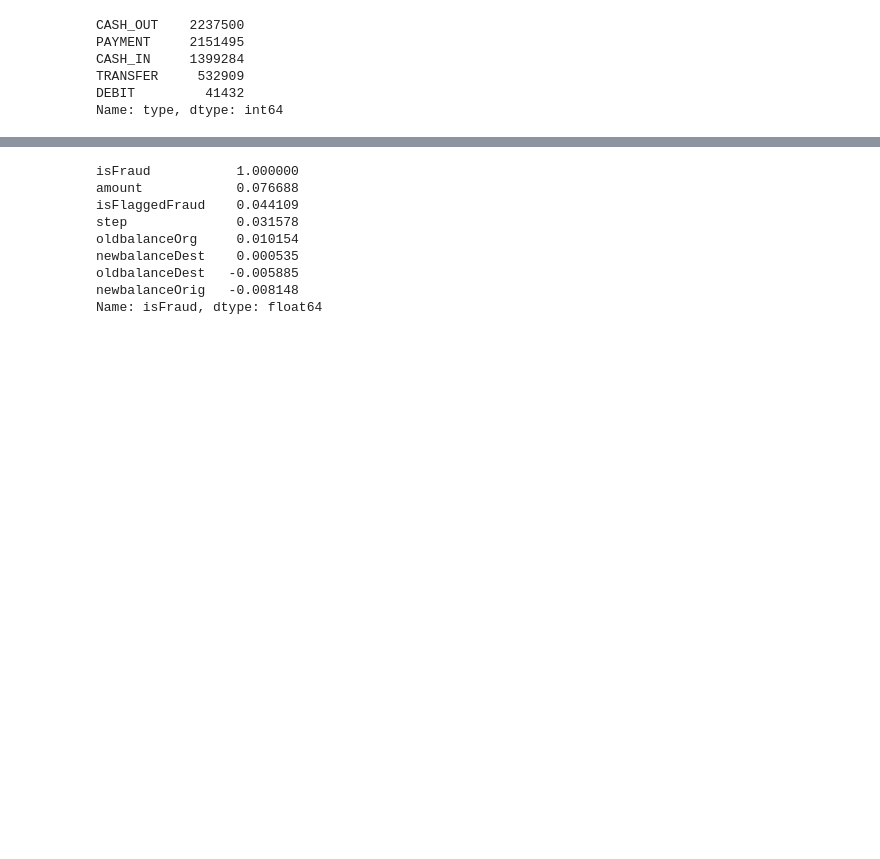
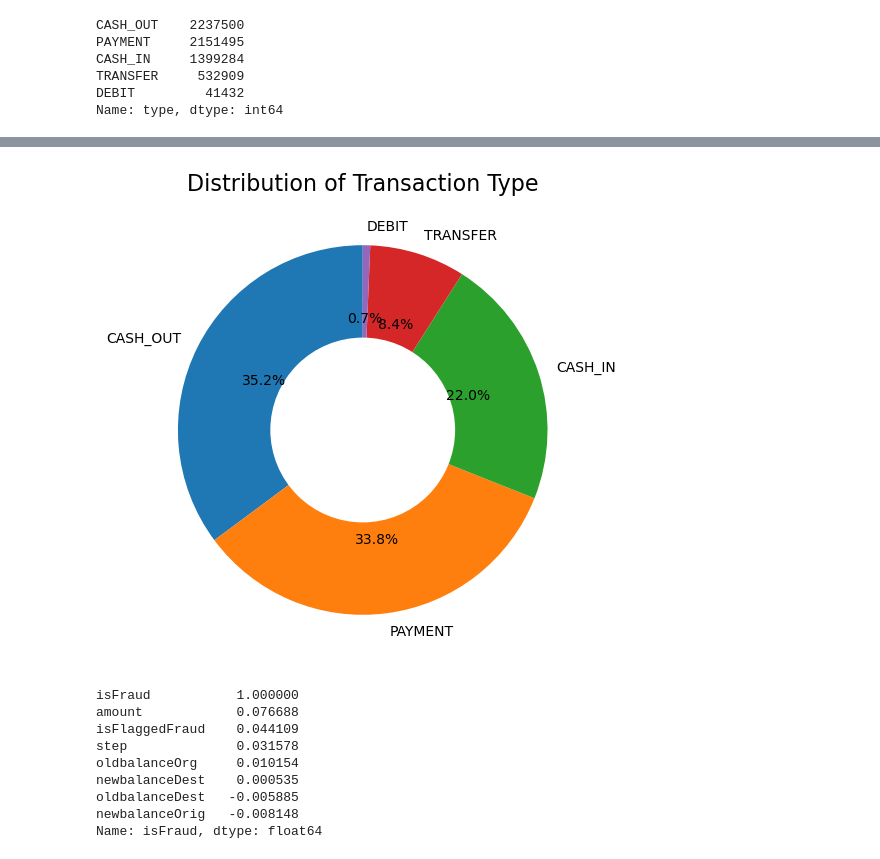
Before and after one commit to engineersakibcse47/Machine-Learning-DS-Works, a Jupyter notebook: Machine Learning Project/Online Payments Fraud Detection using Python.ipynb, the cells around one changed output, grey strips where cells are left out. Cells and saved outputs as stored; diff of their text form; code cells hidden in the pictures; blank space fills up the shorter version.

```diff
--- a/Machine Learning Project/Online Payments Fraud Detection using Python.ipynb
+++ b/Machine Learning Project/Online Payments Fraud Detection using Python.ipynb
@@ -74,3 +61,30 @@ figure.show()
+# %%
+import matplotlib.pyplot as plt
+
+# Get the transaction types and their counts
+type_counts = data["type"].value_counts()
+
+# Get the transaction types and their corresponding count values
+transactions = type_counts.index
+quantity = type_counts.values
+
+# Set the size of the figure
+fig, ax = plt.subplots(figsize=(8, 6))
+
+# Create a pie chart
+ax.pie(quantity, labels=transactions, autopct='%1.1f%%', startangle=90)
+
+# Set the title of the pie chart
+ax.set_title("Distribution of Transaction Type", fontsize=16)
+
+# Add a circle to create a donut chart
+circle = plt.Circle(xy=(0, 0), radius=0.5, facecolor='white')
+plt.gca().add_artist(circle)
+
+# Show the plot
+plt.show()
+# %% [output]
+[figure, added]
 # %%
 # Checking correlation
 correlation = data.corr()
```
Also changed, not shown: parts of 1 cell of this notebook.
